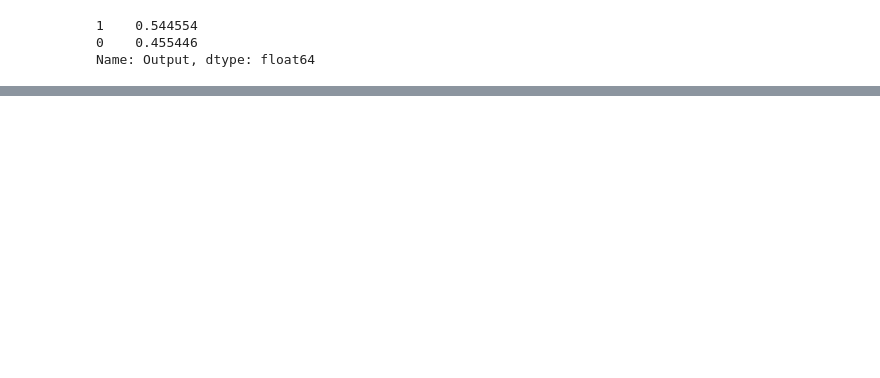
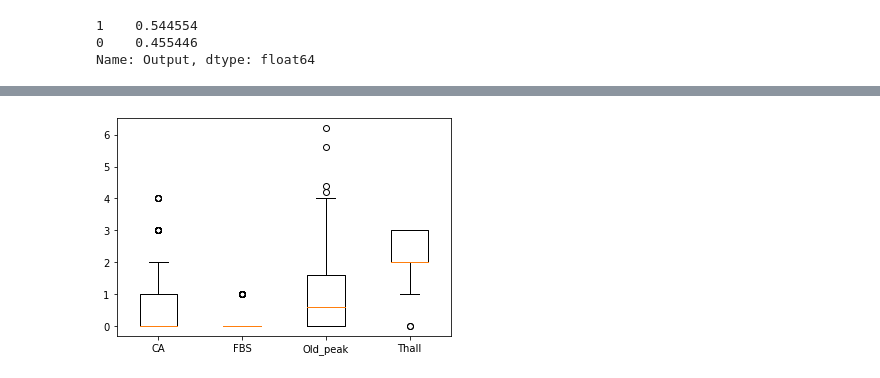
Before and after one commit to Ahmed-Ashraf-Marzouk/data-mining-algorithms, a Jupyter notebook: Data_Preprocessing.ipynb, the cells around one changed output, grey strips where cells are left out. Saved outputs shown, nothing was run; the diff lists cells and outputs as text; code cells hidden in the pictures; blank space fills up the shorter version.

```diff
--- a/Data_Preprocessing.ipynb
+++ b/Data_Preprocessing.ipynb
@@ -117,0 +146,8 @@ plt.show()
+# %%
+# selected columns before removing outliers
+arr = [df['CA'].to_numpy(), df['FBS'].to_numpy(), df['Old_peak'].to_numpy(), df['Thall'].to_numpy()]
+plt.boxplot(arr)
+plt.xticks([1, 2, 3, 4], ['CA', 'FBS', 'Old_peak', 'Thall'])
+plt.show()
+# %% [output]
+[figure, added]
```
Also changed, not shown: parts of 17 cells of this notebook.
